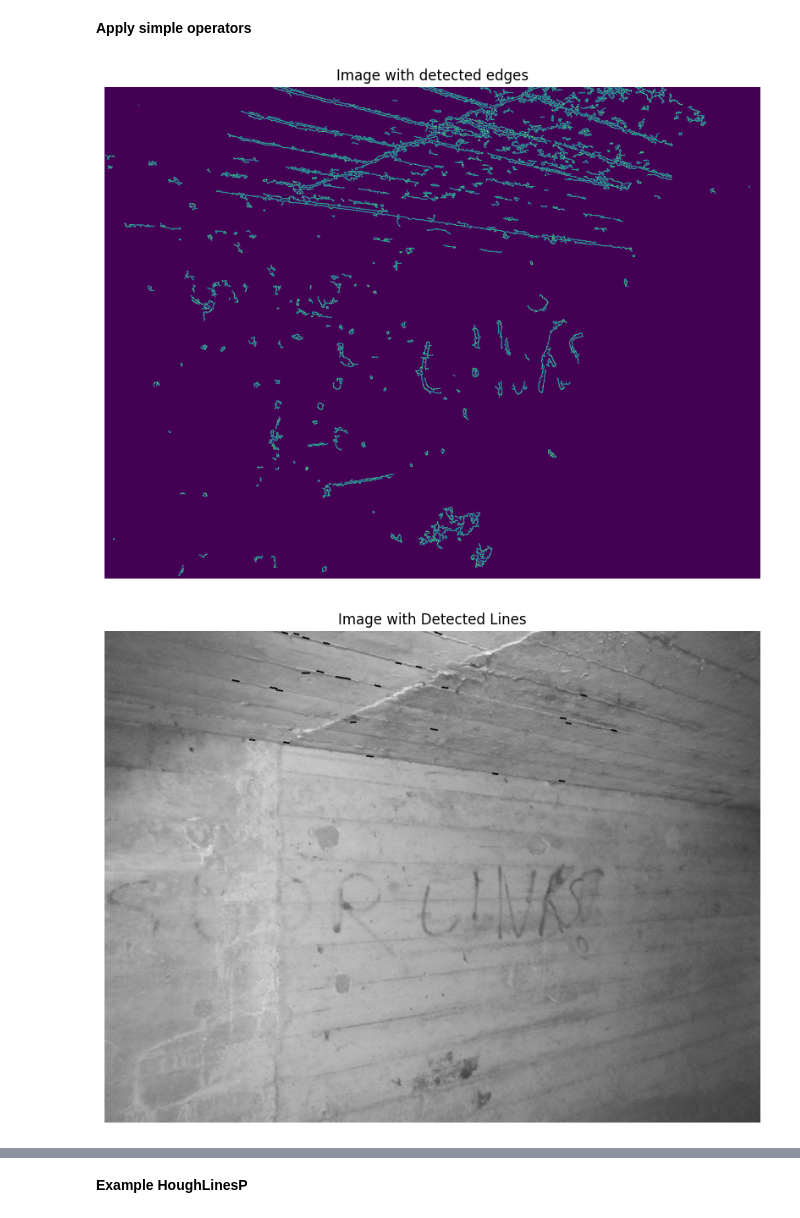
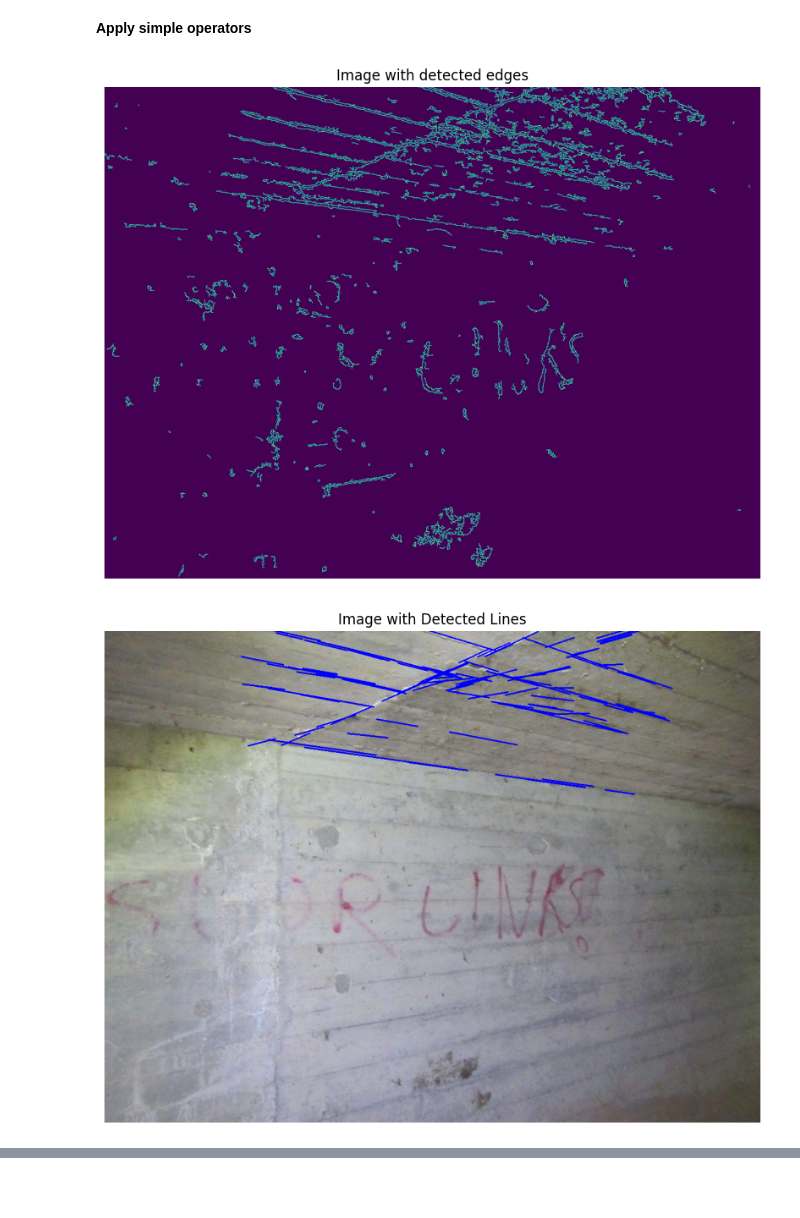
Before and after one commit to Samuelkoenig/PAMI_project_1, a Jupyter notebook: test.ipynb, the cells around one changed output, grey strips where cells are left out. Drawn from its saved outputs; the diff is of its cells as text; code cells hidden in the pictures; blank space fills up the shorter version.

Commit message:
added color detector

```diff
--- a/test.ipynb
+++ b/test.ipynb
@@ -35,31 +51,60 @@ def draw_hough_lines_detector(image, lines):
     if lines is not None:
         for line in lines:
             x1, y1, x2, y2 = line[0]
-            cv2.line(image, (x1, y1), (x2, y2), (0, 255, 0), 2)
+            cv2.line(image, (x1, y1), (x2, y2), (255, 0, 0), 2)
     color_image_rgb = cv2.cvtColor(image, cv2.COLOR_BGR2RGB)
     plt.figure(figsize=(10, 10))
     plt.imshow(color_image_rgb)
     plt.title('Image with Detected Lines')
     plt.axis('off')
     plt.show()
+
+# Draw contour detector:
+def draw_contour_detector(image, contours):
+    cv2.drawContours(image, contours, -1, (255, 0, 0), 2)
+    image_with_contours_rgb = cv2.cvtColor(image, cv2.COLOR_BGR2RGB)
+    plt.figure(figsize=(10, 10))
+    plt.imshow(image_with_contours_rgb)
+    plt.title('Image with detected Contours')
+    plt.axis('off')
+    plt.show()
+
+# Draw color detector:
+def draw_color_detector(mask):
+    plt.figure(figsize=(10,10))
+    plt.imshow(mask, cmap='gray')
+    plt.title("Detected red-brown colors")
+    plt.axis('off')
+    plt.show()
 # %% [markdown]
 **Apply simple operators**
 # %%
 # Read in image:
 path = "data/dacl10k_v2_devphase/images/train/"
 file = "dacl10k_v2_train_0005.jpg"
 image_path = path + file
-image = cv2.imread(image_path, cv2.IMREAD_GRAYSCALE)
+image = cv2.imread(image_path, cv2.IMREAD_COLOR)
+grey_image = cv2.imread(image_path, cv2.IMREAD_GRAYSCALE)
 
 # Apply canny edge detection:
-edges = canny_edge_detector(image, 50, 150)
+edges = canny_edge_detector(image.copy(), 50, 150)
 draw_canny_edge_detector(edges)
 
 # Apply hough lines detection:
-lines = hough_lines_detector(image, 50, 150, 100, 50, 10)
-#edges = cv2.Canny(image, 50, 150)
-#lines = cv2.HoughLinesP(edges, 1, np.pi/180, 100, minLineLength=50, maxLineGap=10)
-draw_hough_lines_detector(image, lines)
+#lines = hough_lines_detector(image.copy(), 50, 150, 100, 50, 10)
+edges = cv2.Canny(image.copy(), 50, 150)
+lines = cv2.HoughLinesP(edges, 1, np.pi/180, 100, minLineLength=50, maxLineGap=10)
+draw_hough_lines_detector(image.copy(), lines)
+
+# Apply contour detection:
+contours = contour_detector(grey_image.copy(), 127, 255)
+draw_contour_detector(image.copy(), contours)
+
+# Apply color detection:
+rusty_lower_bounds = [[0, 40, 50], [170, 40, 50]]
+rusty_upper_bounds = [[20, 255, 200], [180, 255, 200]]
+mask = color_detector(image.copy(), rusty_lower_bounds, rusty_upper_bounds)
+draw_color_detector(mask)
 # %% [output]
-[figure, old version]
+[figure, new version]
-[figure, old version]
+[figure, new version]
@@ -66,2 +112,0 @@ draw_hough_lines_detector(image, lines)
-# %% [markdown]
-**Example HoughLinesP**
```
Also changed, not shown: parts of 3 cells of this notebook.
